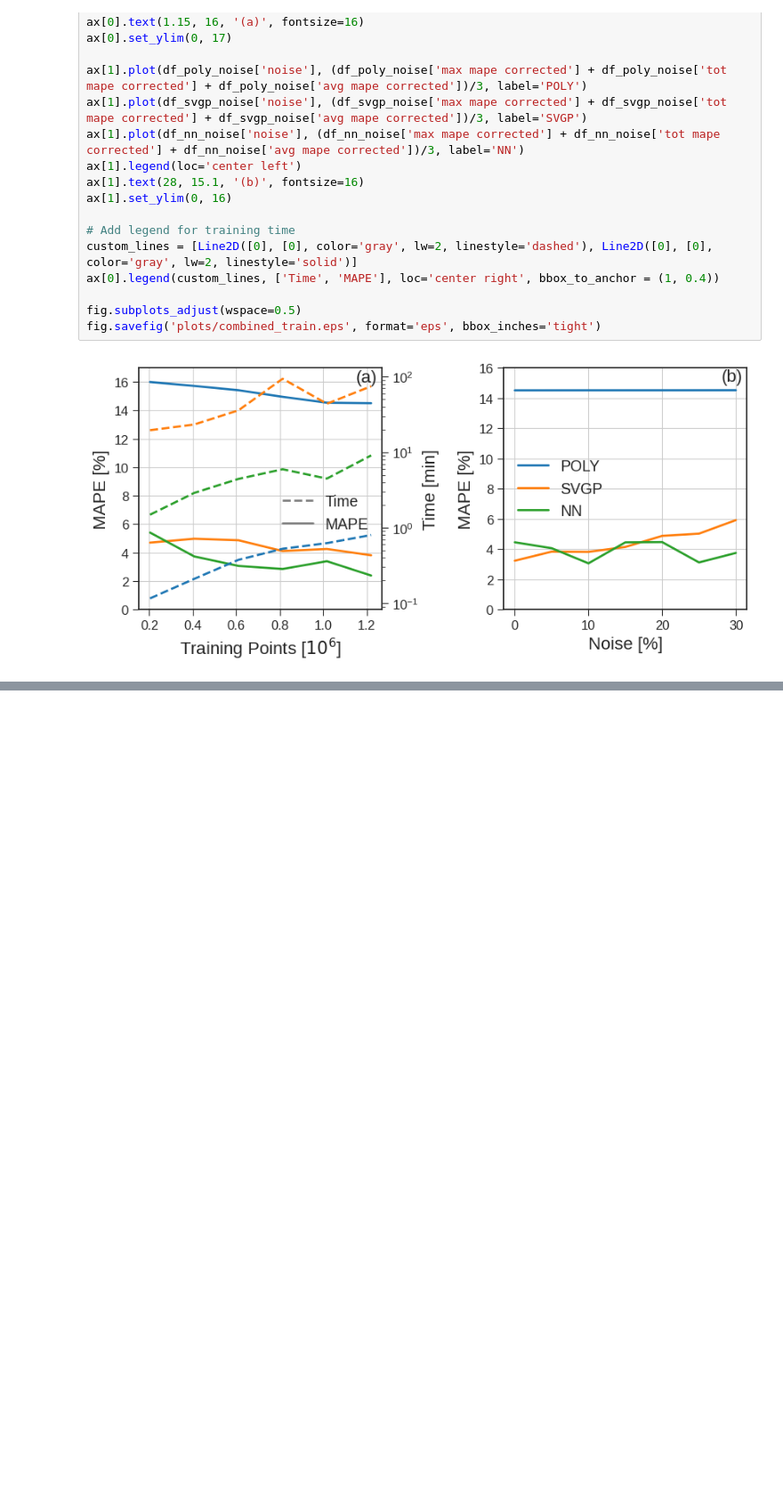
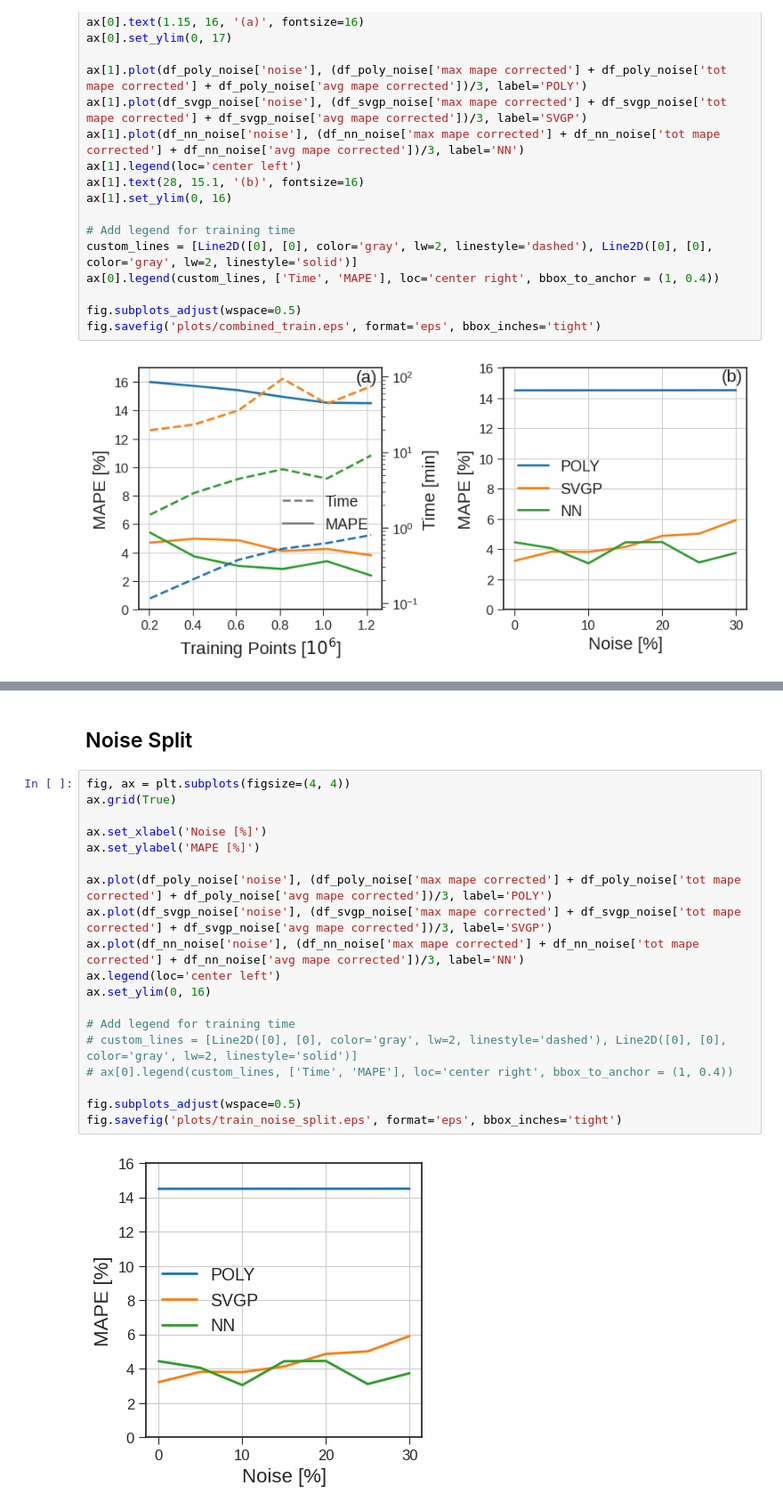
Before and after one commit to ronak-n-desai/fuchs-ml-v3, a Jupyter notebook: train/train_comparison.ipynb, the cells around one changed output, grey strips where cells are left out. Shown at 89% size. Saved outputs shown, nothing was run; the diff lists cells and outputs as text; blank space fills up the shorter version.

```diff
--- a/train/train_comparison.ipynb
+++ b/train/train_comparison.ipynb
@@ -68,0 +102,23 @@ fig.savefig('plots/combined_train.eps', format='eps', bbox_inches='tight')
+# %% [markdown]
+## Noise Split
+# %%
+fig, ax = plt.subplots(figsize=(4, 4))
+ax.grid(True)
+
+ax.set_xlabel('Noise [%]')
+ax.set_ylabel('MAPE [%]')
+
+ax.plot(df_poly_noise['noise'], (df_poly_noise['max mape corrected'] + df_poly_noise['tot mape corrected'] + df_poly_noise['avg mape corrected'])/3, label='POLY')
+ax.plot(df_svgp_noise['noise'], (df_svgp_noise['max mape corrected'] + df_svgp_noise['tot mape corrected'] + df_svgp_noise['avg mape corrected'])/3, label='SVGP')
+ax.plot(df_nn_noise['noise'], (df_nn_noise['max mape corrected'] + df_nn_noise['tot mape corrected'] + df_nn_noise['avg mape corrected'])/3, label='NN')
+ax.legend(loc='center left')
+ax.set_ylim(0, 16)
+
+# Add legend for training time
+# custom_lines = [Line2D([0], [0], color='gray', lw=2, linestyle='dashed'), Line2D([0], [0], color='gray', lw=2, linestyle='solid')]
+# ax[0].legend(custom_lines, ['Time', 'MAPE'], loc='center right', bbox_to_anchor = (1, 0.4))
+
+fig.subplots_adjust(wspace=0.5)
+fig.savefig('plots/train_noise_split.eps', format='eps', bbox_inches='tight')
+# %% [output]
+[figure, added]
```
Also changed, not shown: parts of 2 cells of this notebook, 8 other files.
